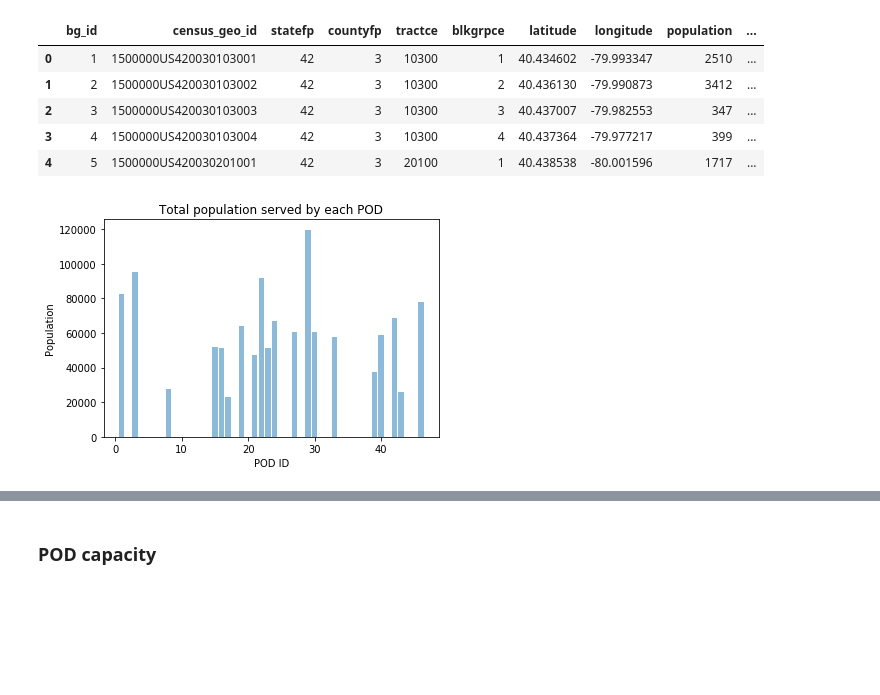
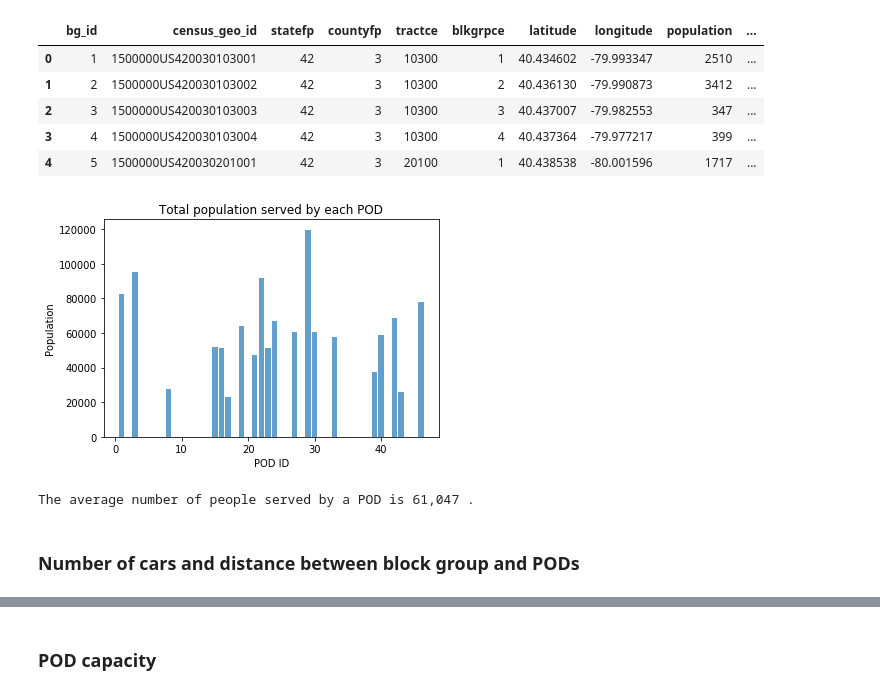
Before and after one commit to espeigle36/points-of-dispense, a Jupyter notebook: Analysis.ipynb, the cells around one changed output, grey strips where cells are left out. Saved outputs shown, nothing was run; the diff lists cells and outputs as text; code cells hidden in the pictures; blank space fills up the shorter version.

Commit message:
add avg to population
Add average number of people served by POD

```diff
--- a/Analysis.ipynb
+++ b/Analysis.ipynb
@@ -145,13 +145,17 @@ pods.head()
 | 3 | 4 | 1500000US420030103004 | 42 | 3 | 10300 | 4 | 40.437364 | -79.977217 | 399 | ... |
 | 4 | 5 | 1500000US420030201001 | 42 | 3 | 20100 | 1 | 40.438538 | -80.001596 | 1717 | ... |
 # %%
-pods = pods.groupby("pod").population.sum().reset_index()
+pods_by_pop = pods.groupby("pod").population.sum().reset_index()
 
-plt.bar(pods['pod'], pods['population'],align='center', alpha=0.5)
+plt.bar(pods_by_pop['pod'], pods_by_pop['population'],align='center', alpha=0.7)
 plt.ylabel('Population')
 plt.xlabel('POD ID')
 plt.title('Total population served by each POD')
+plt.show()
 
-plt.show()
+print("The average number of people served by a POD is",  "{:,.0f}".format(np.average(pods_by_pop['population'])), ".")
 # %% [output]
-[figure, old version]
+[figure, new version]
+The average number of people served by a POD is 61,047 .
+# %% [markdown]
+### Number of cars and distance between block group and PODs
```
Also changed, not shown: parts of 2 cells of this notebook.
